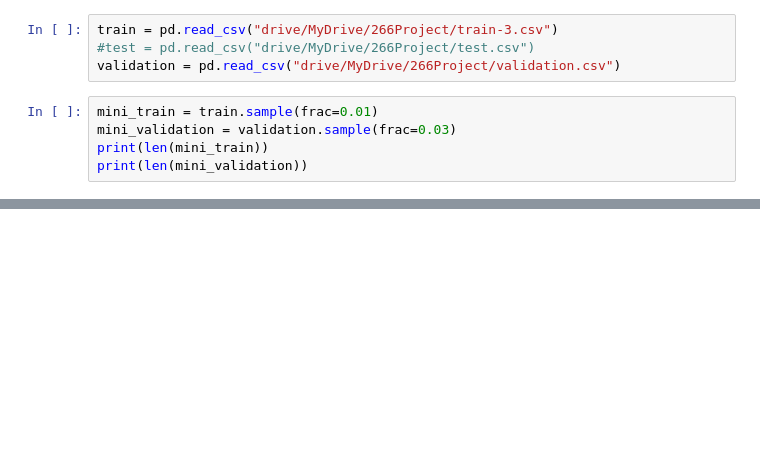
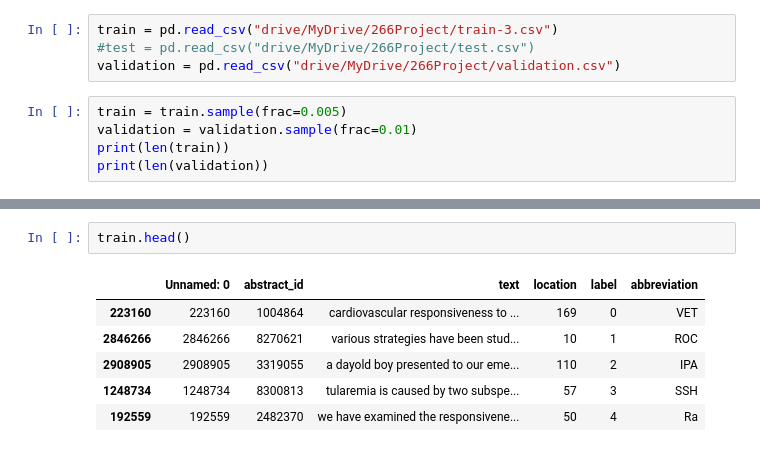
Before and after one commit to davidsolow/med-abbrev-mystery, a Jupyter notebook: MS_BERT_fine_tuning.ipynb, the cells around one changed output, grey strips where cells are left out. Cells and saved outputs as stored; diff of their text form; blank space fills up the shorter version.

```diff
--- a/MS_BERT_fine_tuning.ipynb
+++ b/MS_BERT_fine_tuning.ipynb
@@ -61,8 +36,8 @@ train = pd.read_csv("drive/MyDrive/266Project/train-3.csv")
 #test = pd.read_csv("drive/MyDrive/266Project/test.csv")
 validation = pd.read_csv("drive/MyDrive/266Project/validation.csv")
 # %%
-mini_train = train.sample(frac=0.01)
-mini_validation = validation.sample(frac=0.03)
-print(len(mini_train))
-print(len(mini_validation))
+train = train.sample(frac=0.005)
+validation = validation.sample(frac=0.01)
+print(len(train))
+print(len(validation))
 # %% [output]
@@ -171,0 +113,9 @@ ValueError: Unable to create tensor, you should probably activate truncation and
+# %%
+train.head()
+# %% [output]
+|  | Unnamed: 0 | abstract_id | text | location | label | abbreviation |
+| 223160 | 223160 | 1004864 | cardiovascular responsiveness to ... | 169 | 0 | VET |
+| 2846266 | 2846266 | 8270621 | various strategies have been stud... | 10 | 1 | ROC |
+| 2908905 | 2908905 | 3319055 | a dayold boy presented to our eme... | 110 | 2 | IPA |
+| 1248734 | 1248734 | 8300813 | tularemia is caused by two subspe... | 57 | 3 | SSH |
+| 192559 | 192559 | 2482370 | we have examined the responsivene... | 50 | 4 | Ra |
```
Also changed, not shown: parts of 29 cells of this notebook.
